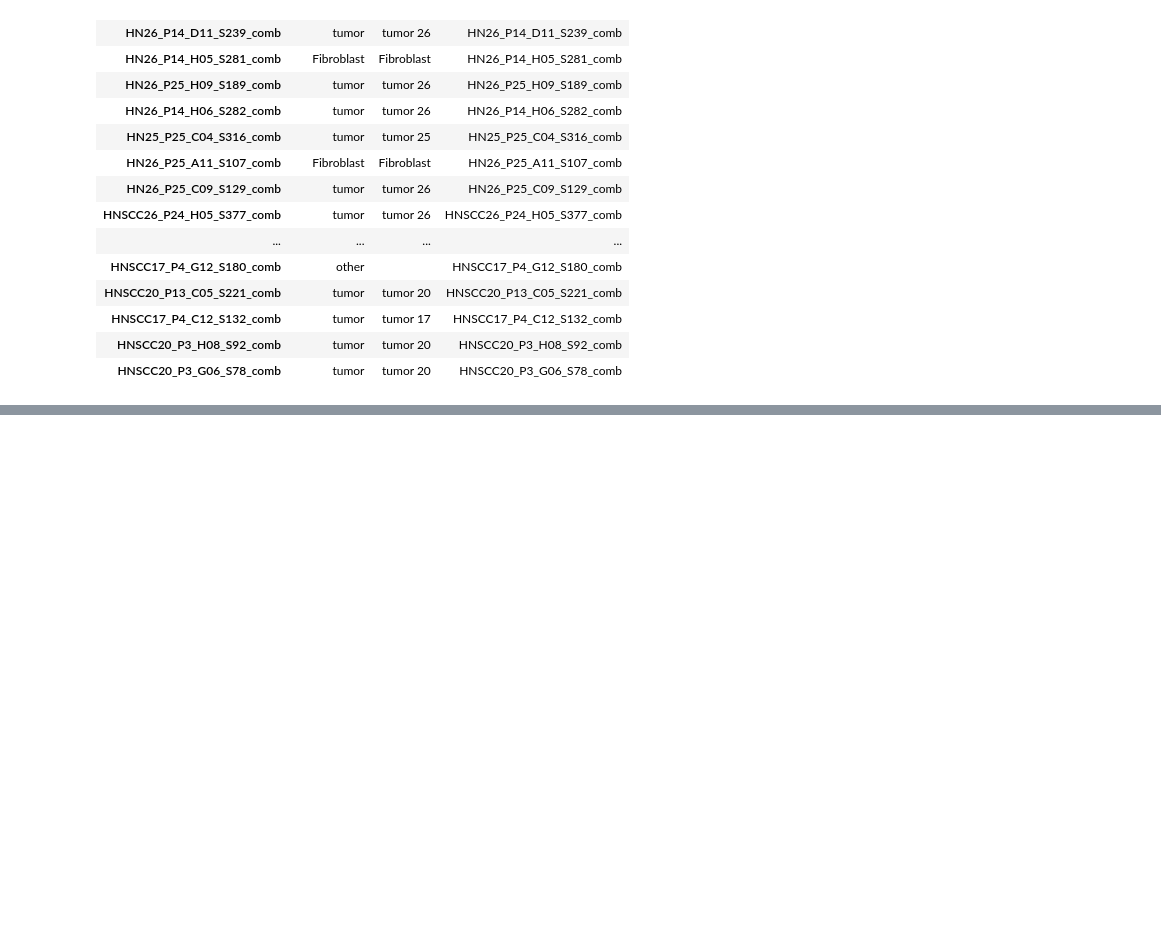
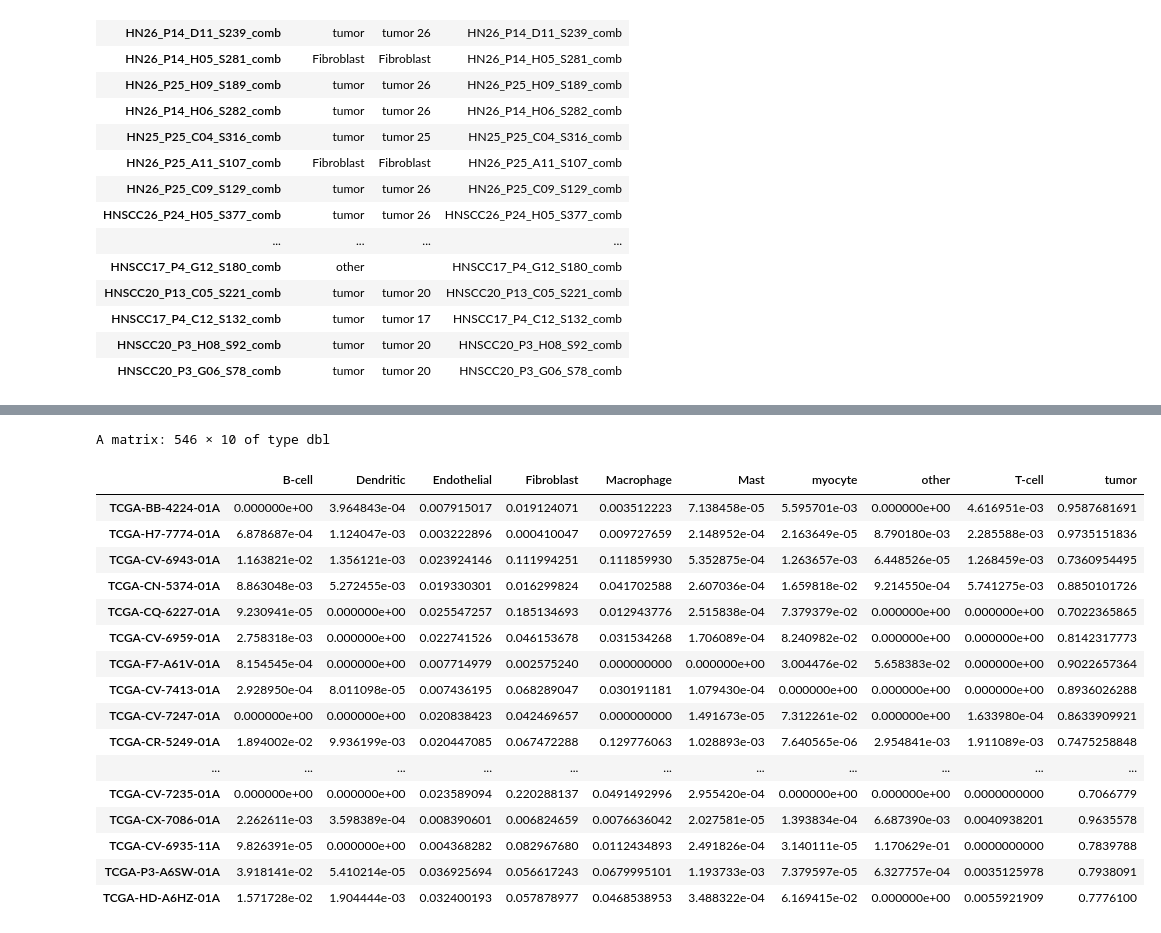
Before and after one commit to ElderMedic/HNSCCdeCon, a Jupyter notebook: runscripts/runMuSiC.ipynb, the cells around one changed output, grey strips where cells are left out. Drawn from its saved outputs; the diff is of its cells as text; code cells hidden in the pictures; blank space fills up the shorter version.

```diff
--- a/runscripts/runMuSiC.ipynb
+++ b/runscripts/runMuSiC.ipynb
@@ -64,6 +50,13 @@ df_Puram = t(df_Puram)
 
 df_bulk <- read.table(path_bulk,sep='\t',header=TRUE,row.names = 1,check.names = FALSE)
 df_bulk <- t(df_bulk)
+
+# for LOT setup, copy a test pseudobulk sample!
+if (grepl('LOT',FS_setup)) {
+    df_bulk_new <- cbind(df_bulk,df_bulk[,colnames(df_bulk)[1]])
+    colnames(df_bulk_new) <- c(colnames(df_bulk),0)
+    df_bulk <- df_bulk_new
+}
 
 label <- read.table(paste0(path_label,"cellcategory_simple.csv"),sep=',',header=TRUE,row.names = 1)
 label_subtype <- read.table(paste0(path_label_subtype,"cellcategory_subtype.csv"),sep=',',header=TRUE,row.names = 1)
@@ -76,6 +69,29 @@ label_subtype <- subset(label_subtype, row.names(label_subtype) %in% colnames(df
 if (path_marker!='noFS') {
     marker_genes <- scan(path_marker,character(),sep=',')
     }
+# %%
+# generate expressionset object and run MuSiC main function, process result cell type fraction
+run_MuSiC <- function(df_Puram_filtered,df_bulk,label){
+    # prepare scRNA-seq ref data, as expressionset object
+    metadata <- data.frame(labelDescription= c("sampleID","cell_category", "subtype"), row.names=c("sampleID","cell_category", "subtype"))
+    Puram.eset = ExpressionSet(assayData = data.matrix(df_Puram_filtered), phenoData =  new("AnnotatedDataFrame", data = label, varMetadata = metadata) )
+    bulk_raw.eset = ExpressionSet(assayData = data.matrix(df_bulk))
+    # Estimate cell type proportions
+    Est.prop.tcga_raw = music_prop(bulk.eset = bulk_raw.eset, sc.eset = Puram.eset, clusters = 'cell_category',samples = 'sampleID')
+    MuSiC_res <- data.matrix(Est.prop.tcga_raw$Est.prop.weighted)
+    MuSiC_res <- data.matrix(Est.prop.tcga_raw$Est.prop.weighted)
+    NNLS_res <- data.frame(Est.prop.tcga_raw$Est.prop.allgene)
+    colnames(MuSiC_res)[5] <- 'other'
+    MuSiC_res <- MuSiC_res[, order(colnames(MuSiC_res))]
+    colnames(MuSiC_res)[9] <- 'T-cell'
+    colnames(MuSiC_res)[1] <- 'B-cell'
+
+    colnames(NNLS_res)[5] <- 'other'
+    NNLS_res <- NNLS_res[, order(colnames(NNLS_res))]
+    colnames(NNLS_res)[9] <- 'T-cell'
+    colnames(NNLS_res)[1] <- 'B-cell'
+    return(list(MuSiC_res,NNLS_res))
+}
 # %%
 # generate expressionset object and run MuSiC main function, process result cell type fraction
 run_MuSiC <- function(df_Puram_filtered,df_bulk,label){
@@ -193,8 +209,9 @@ if (path_marker!='noFS'){
     df_Puram_filtered <- df_Puram
 }
 
-MuSiC_res <- run_MuSiC(df_Puram_filtered,df_bulk,label)
-write.csv(MuSiC_res, paste0(path_out,"_celltypefrac_MuSiC_",FS_setup,".csv"))
+list_res <- run_MuSiC(df_Puram_filtered,df_bulk,label)
+MuSiC_res <- list_res$MuSiC_res
+NNLS_res <- list_res$NNLS_res
 # %% [output]
 Creating Relative Abundance Matrix...
 
@@ -204,0 +233,21 @@ ERROR: Error in music_prop(bulk.eset = bulk_raw.eset, sc.eset = Puram.eset, clus
+# %%
+list_res[1]
+# %% [output]
+A matrix: 546 × 10 of type dbl
+|  | B-cell | Dendritic | Endothelial | Fibroblast | Macrophage | Mast | myocyte | other | T-cell | tumor |
+| TCGA-BB-4224-01A | 0.000000e+00 | 3.964843e-04 | 0.007915017 | 0.019124071 | 0.003512223 | 7.138458e-05 | 5.595701e-03 | 0.000000e+00 | 4.616951e-03 | 0.9587681691 |
+| TCGA-H7-7774-01A | 6.878687e-04 | 1.124047e-03 | 0.003222896 | 0.000410047 | 0.009727659 | 2.148952e-04 | 2.163649e-05 | 8.790180e-03 | 2.285588e-03 | 0.9735151836 |
+| TCGA-CV-6943-01A | 1.163821e-02 | 1.356121e-03 | 0.023924146 | 0.111994251 | 0.111859930 | 5.352875e-04 | 1.263657e-03 | 6.448526e-05 | 1.268459e-03 | 0.7360954495 |
+| TCGA-CN-5374-01A | 8.863048e-03 | 5.272455e-03 | 0.019330301 | 0.016299824 | 0.041702588 | 2.607036e-04 | 1.659818e-02 | 9.214550e-04 | 5.741275e-03 | 0.8850101726 |
+| TCGA-CQ-6227-01A | 9.230941e-05 | 0.000000e+00 | 0.025547257 | 0.185134693 | 0.012943776 | 2.515838e-04 | 7.379379e-02 | 0.000000e+00 | 0.000000e+00 | 0.7022365865 |
+| TCGA-CV-6959-01A | 2.758318e-03 | 0.000000e+00 | 0.022741526 | 0.046153678 | 0.031534268 | 1.706089e-04 | 8.240982e-02 | 0.000000e+00 | 0.000000e+00 | 0.8142317773 |
+| TCGA-F7-A61V-01A | 8.154545e-04 | 0.000000e+00 | 0.007714979 | 0.002575240 | 0.000000000 | 0.000000e+00 | 3.004476e-02 | 5.658383e-02 | 0.000000e+00 | 0.9022657364 |
+| TCGA-CV-7413-01A | 2.928950e-04 | 8.011098e-05 | 0.007436195 | 0.068289047 | 0.030191181 | 1.079430e-04 | 0.000000e+00 | 0.000000e+00 | 0.000000e+00 | 0.8936026288 |
+| TCGA-CV-7247-01A | 0.000000e+00 | 0.000000e+00 | 0.020838423 | 0.042469657 | 0.000000000 | 1.491673e-05 | 7.312261e-02 | 0.000000e+00 | 1.633980e-04 | 0.8633909921 |
+| TCGA-CR-5249-01A | 1.894002e-02 | 9.936199e-03 | 0.020447085 | 0.067472288 | 0.129776063 | 1.028893e-03 | 7.640565e-06 | 2.954841e-03 | 1.911089e-03 | 0.7475258848 |
+| ... | ... | ... | ... | ... | ... | ... | ... | ... | ... | ... |
+| TCGA-CV-7235-01A | 0.000000e+00 | 0.000000e+00 | 0.023589094 | 0.220288137 | 0.0491492996 | 2.955420e-04 | 0.000000e+00 | 0.000000e+00 | 0.0000000000 | 0.7066779 |
+| TCGA-CX-7086-01A | 2.262611e-03 | 3.598389e-04 | 0.008390601 | 0.006824659 | 0.0076636042 | 2.027581e-05 | 1.393834e-04 | 6.687390e-03 | 0.0040938201 | 0.9635578 |
+| TCGA-CV-6935-11A | 9.826391e-05 | 0.000000e+00 | 0.004368282 | 0.082967680 | 0.0112434893 | 2.491826e-04 | 3.140111e-05 | 1.170629e-01 | 0.0000000000 | 0.7839788 |
+| TCGA-P3-A6SW-01A | 3.918141e-02 | 5.410214e-05 | 0.036925694 | 0.056617243 | 0.0679995101 | 1.193733e-03 | 7.379597e-05 | 6.327757e-04 | 0.0035125978 | 0.7938091 |
+| TCGA-HD-A6HZ-01A | 1.571728e-02 | 1.904444e-03 | 0.032400193 | 0.057878977 | 0.0468538953 | 3.488322e-04 | 6.169415e-02 | 0.000000e+00 | 0.0055921909 | 0.7776100 |
```
Also changed, not shown: parts of 8 cells of this notebook, 10 other files.
